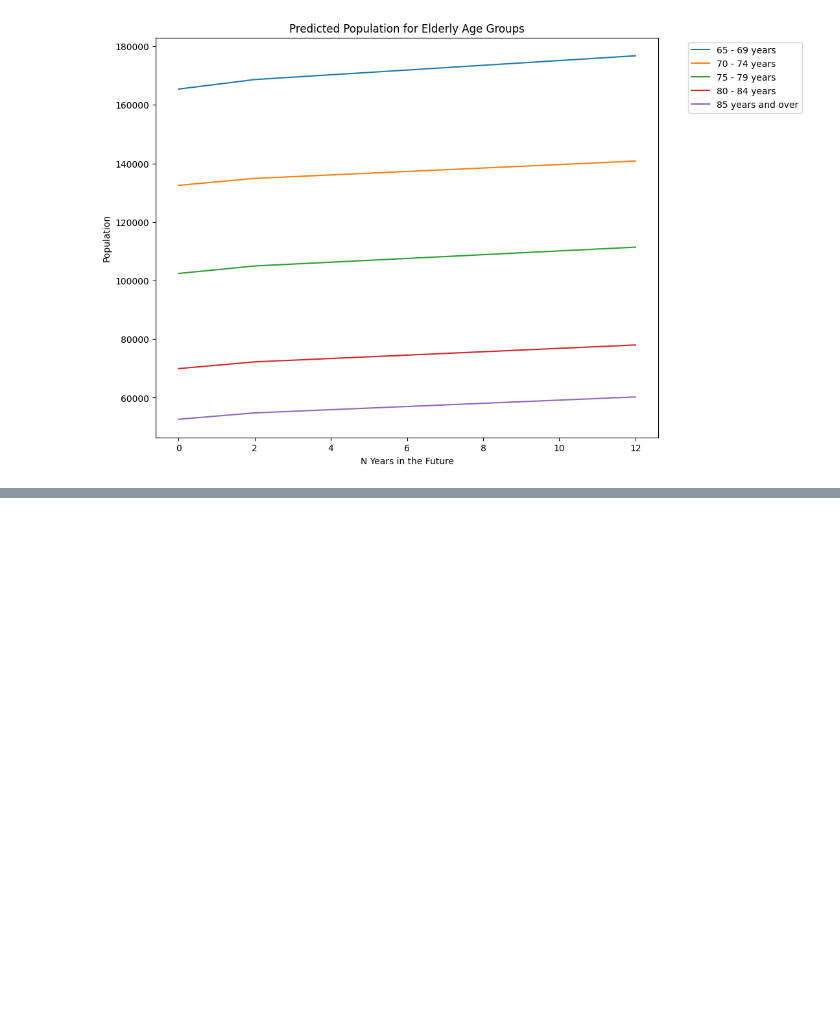
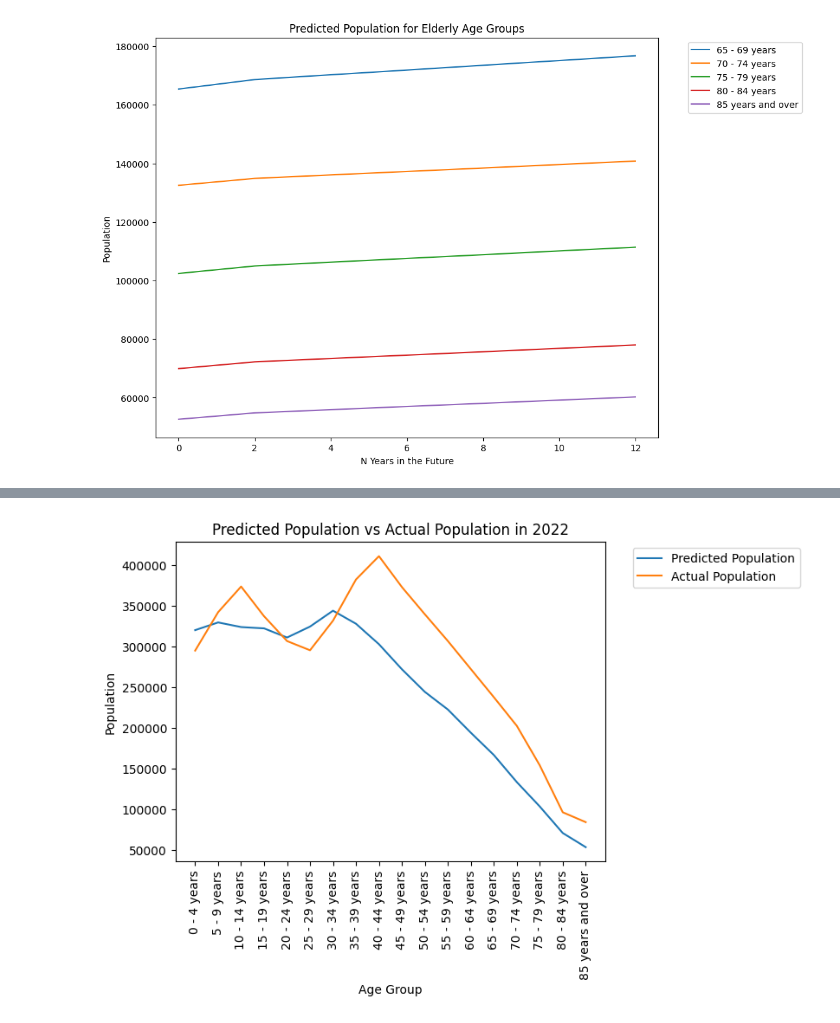
Before and after one commit to oOoOoOo0o/LM051-FYP, a Jupyter notebook: linear-regression/linear-regression.ipynb, the cells around one changed output, grey strips where cells are left out. Cells and saved outputs as stored; diff of their text form; code cells hidden in the pictures; blank space fills up the shorter version.

```diff
--- a/linear-regression/linear-regression.ipynb
+++ b/linear-regression/linear-regression.ipynb
@@ -157,0 +161,27 @@ plt.show()
+# %%
+# Comparing 2022 predicted populations against actual populations
+
+# Getting predictions for 2022
+# We also have to change the columns slightly to match the data we have for 2022
+predictions_2022 = predictions_df[predictions_df['Year'] == 2022]
+predictions_2022.loc[1, '1 - 4 years'] += predictions_2022.loc[1, 'Under 1 year']
+predictions_2022 = predictions_2022.rename(columns={'1 - 4 years': '0 - 4 years'}, inplace=False)
+predictions_2022.drop(columns=['Year', 'Under 1 year'], inplace=True)
+predictions_2022.head()
+
+# Getting actual values for 2022
+actual_2022 = pd.read_csv('2022PopByAgeGroup.csv')
+actual_2022.drop(columns=['Statistic', 'CensusYear'], inplace=True)
+actual_2022.head()
+
+# Plotting actual vs predicted against each other
+plt.plot(predictions_2022.columns, predictions_2022.iloc[0], label='Predicted Population')
+plt.plot(actual_2022.columns, actual_2022.iloc[0], label='Actual Population')
+plt.legend(bbox_to_anchor=(1.05, 1), loc='upper left')
+plt.title('Predicted Population vs Actual Population in 2022')
+plt.xticks(rotation=90)
+plt.xlabel('Age Group')
+plt.ylabel('Population')
+plt.show()
+# %% [output]
+[figure, added]
```
Also changed, not shown: parts of 2 cells of this notebook.
